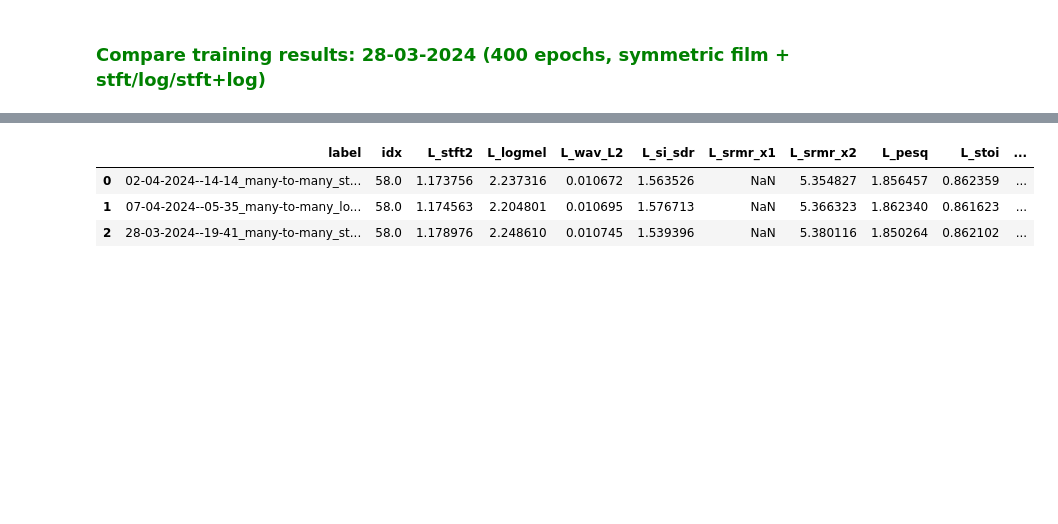
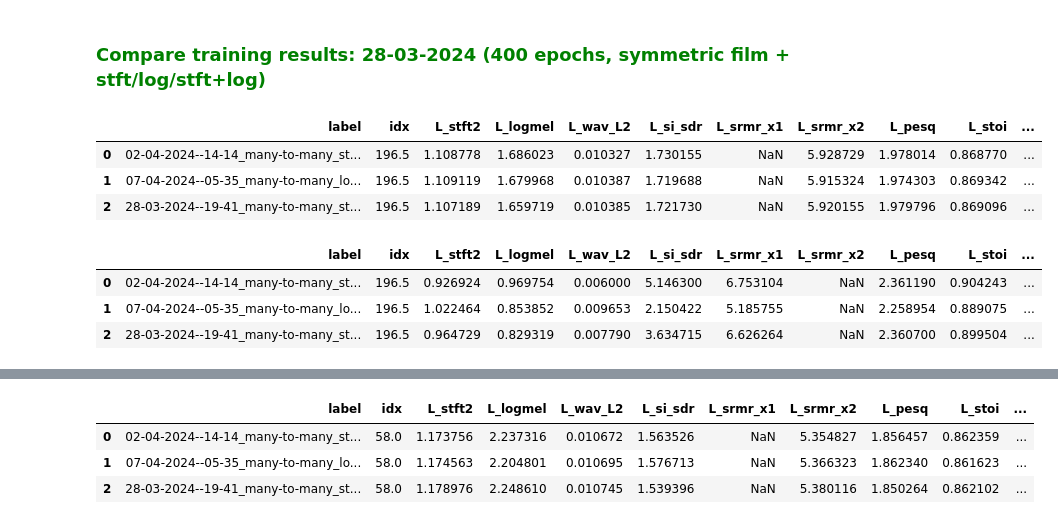
Before and after one commit to joaluba/reverb-match-cond-u-net, a Jupyter notebook: notebooks/exp_log.ipynb, the cells around one changed output, grey strips where cells are left out. Cells and saved outputs as stored; diff of their text form; code cells hidden in the pictures; blank space fills up the shorter version.

```diff
--- a/notebooks/exp_log.ipynb
+++ b/notebooks/exp_log.ipynb
@@ -283,3 +295,16 @@ plot_losses(datapath,"runs-exp-20-03-2024","best")
 # %% [markdown]
 ### <font color='green'>Compare training results: 28-03-2024 (400 epochs, symmetric film + stft/log/stft+log)
  </font>
+# %%
+summarize_eval2(datapath,"runs-exp-28-03-2024","eval_all_batches.csv","content:target", b_save=False)
+summarize_eval2(datapath,"runs-exp-28-03-2024","eval_all_batches.csv","prediction:target", b_save=False)
+summarize_eval2(datapath,"runs-exp-28-03-2024","eval_all_batches.csv","prediction:content", b_save=False)
+# %% [output]
+|  | label | idx | L_stft2 | L_logmel | L_wav_L2 | L_si_sdr | L_srmr_x1 | L_srmr_x2 | L_pesq | L_stoi | ... |
+| 0 | 02-04-2024--14-14_many-to-many_st... | 196.5 | 1.108778 | 1.686023 | 0.010327 | 1.730155 | NaN | 5.928729 | 1.978014 | 0.868770 | ... |
+| 1 | 07-04-2024--05-35_many-to-many_lo... | 196.5 | 1.109119 | 1.679968 | 0.010387 | 1.719688 | NaN | 5.915324 | 1.974303 | 0.869342 | ... |
+| 2 | 28-03-2024--19-41_many-to-many_st... | 196.5 | 1.107189 | 1.659719 | 0.010385 | 1.721730 | NaN | 5.920155 | 1.979796 | 0.869096 | ... |
+|  | label | idx | L_stft2 | L_logmel | L_wav_L2 | L_si_sdr | L_srmr_x1 | L_srmr_x2 | L_pesq | L_stoi | ... |
+| 0 | 02-04-2024--14-14_many-to-many_st... | 196.5 | 0.926924 | 0.969754 | 0.006000 | 5.146300 | 6.753104 | NaN | 2.361190 | 0.904243 | ... |
+| 1 | 07-04-2024--05-35_many-to-many_lo... | 196.5 | 1.022464 | 0.853852 | 0.009653 | 2.150422 | 5.185755 | NaN | 2.258954 | 0.889075 | ... |
+| 2 | 28-03-2024--19-41_many-to-many_st... | 196.5 | 0.964729 | 0.829319 | 0.007790 | 3.634715 | 6.626264 | NaN | 2.360700 | 0.899504 | ... |
```
Also changed, not shown: parts of 3 cells of this notebook, 6 other files.
